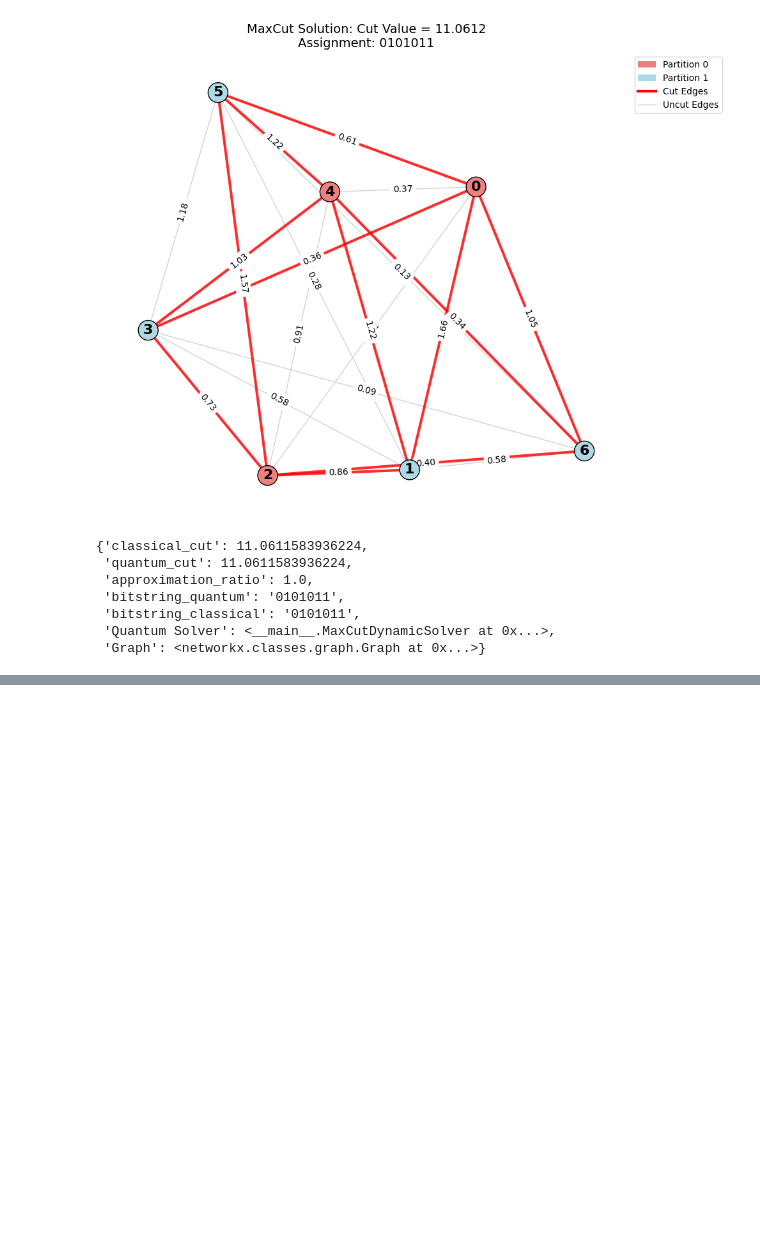
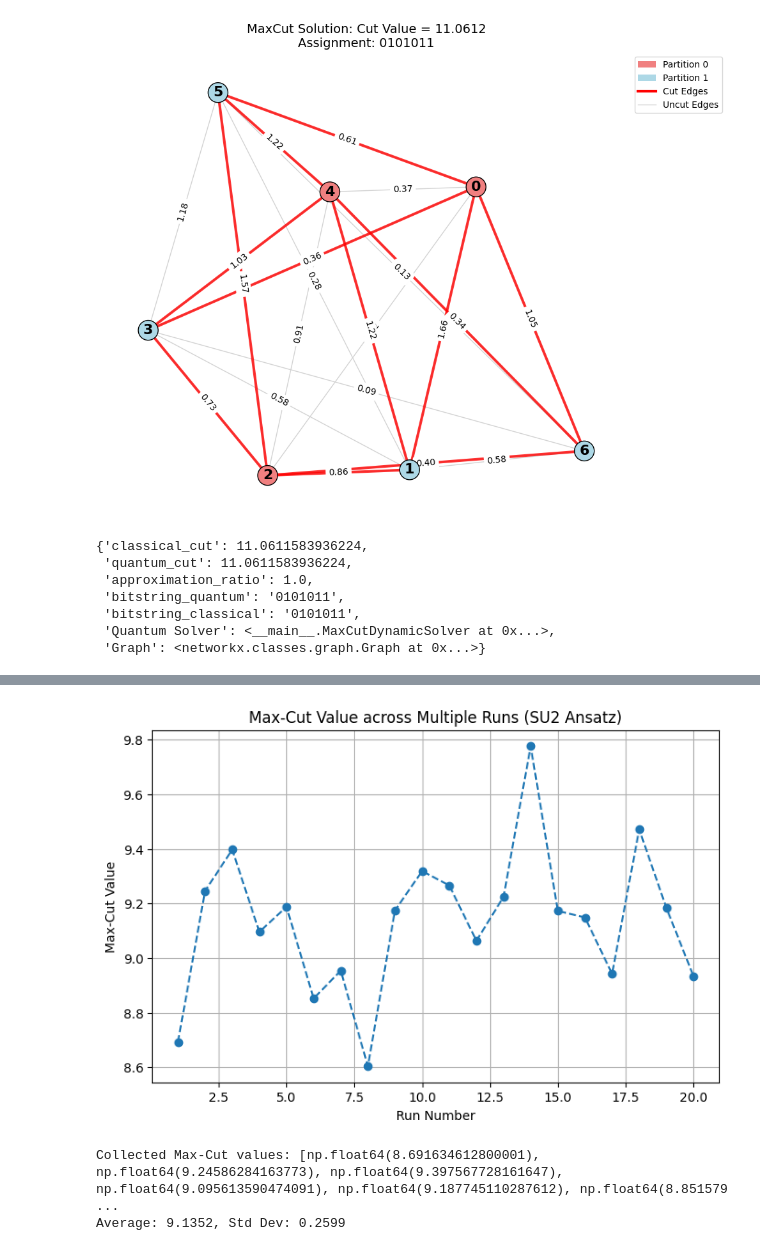
Before and after one commit to alan-ajay/Summer-internship-2025, a Jupyter notebook: ansatz_engineering.ipynb, the cells around one changed output, grey strips where cells are left out. Drawn from its saved outputs; the diff is of its cells as text; code cells hidden in the pictures; blank space fills up the shorter version.

```diff
--- a/ansatz_engineering.ipynb
+++ b/ansatz_engineering.ipynb
@@ -855,19 +797,0 @@ BRUTE FORCE SOLUTION COMPLETE
-# %%
-def create_test_graph(num_nodes=4, graph_type='complete'):
-    """Create test graphs for MaxCut problem."""
-    if graph_type == 'complete':
-        G = nx.complete_graph(num_nodes)
-    elif graph_type == 'cycle':
-        G = nx.cycle_graph(num_nodes)
-    elif graph_type == 'path':
-        G = nx.path_graph(num_nodes)
-    elif graph_type == 'random':
-        G = nx.erdos_renyi_graph(num_nodes, 0.5, seed=42)
-    else:
-        raise ValueError(f"Unknown graph type: {graph_type}")
-
-    # Add random weights
-    for edge in G.edges():
-        G[edge[0]][edge[1]]['weight'] = np.random.uniform(0, 2)
-
-    return G
@@ -907,5 +934,5 @@ Using scipy.optimize.minimize with COBYLA
 # %%
-def compare_quantum_vs_bruteforce(num_nodes=6, graph_type='complete', reps=1, max_iter=20):
+def compare_quantum_vs_bruteforce(num_nodes=8, graph_type='complete', reps=1, max_iter=20):
     print("=== Quantum vs Classical Max-Cut Comparison ===\n")
 
     # Step 1: Create graph
@@ -1073,0 +1146,28 @@ Error:
+# %%
+import matplotlib.pyplot as plt
+
+# Number of repetitions
+num_runs = 20
+cut_values = []
+
+for i in range(num_runs):
+    # print(f"\n=== Run {i+1} ===")
+    su2_results = solve_with_su2_ansatz(graph, p=2, maxiter=50, verbose=False)
+    cut_values.append(su2_results['cut_value'])
+
+# Plotting the cut values
+plt.figure(figsize=(8, 5))
+plt.plot(range(1, num_runs+1), cut_values, marker='o', linestyle='--')
+plt.title('Max-Cut Value across Multiple Runs (SU2 Ansatz)')
+plt.xlabel('Run Number')
+plt.ylabel('Max-Cut Value')
+plt.grid(True)
+plt.show()
+
+# Optional: print all values
+print("\nCollected Max-Cut values:", cut_values)
+print(f"Average: {np.mean(cut_values):.4f}, Std Dev: {np.std(cut_values):.4f}")
+# %% [output]
+[figure, added]
+Collected Max-Cut values: [np.float64(8.691634612800001), np.float64(9.24586284163773), np.float64(9.397567728161647), np.float64(9.095613590474091), np.float64(9.187745110287612), np.float64(8.851579 ...
+Average: 9.1352, Std Dev: 0.2599
```
Also changed, not shown: parts of 16 cells of this notebook.
